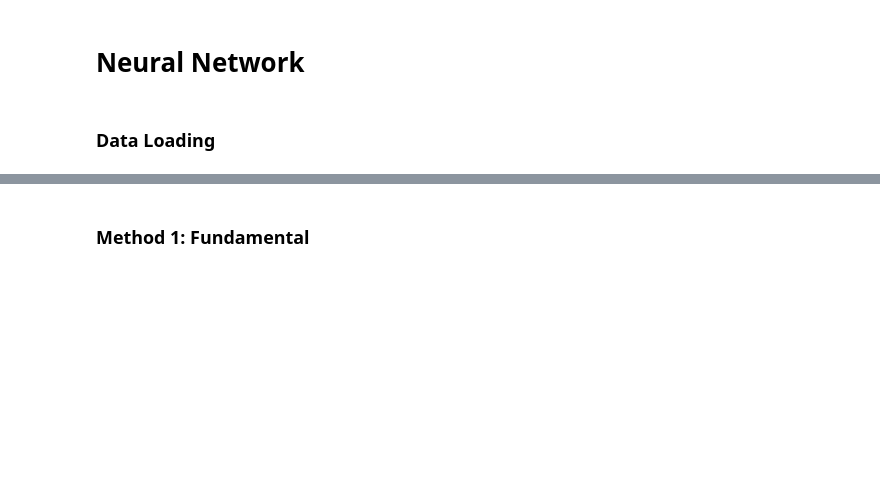
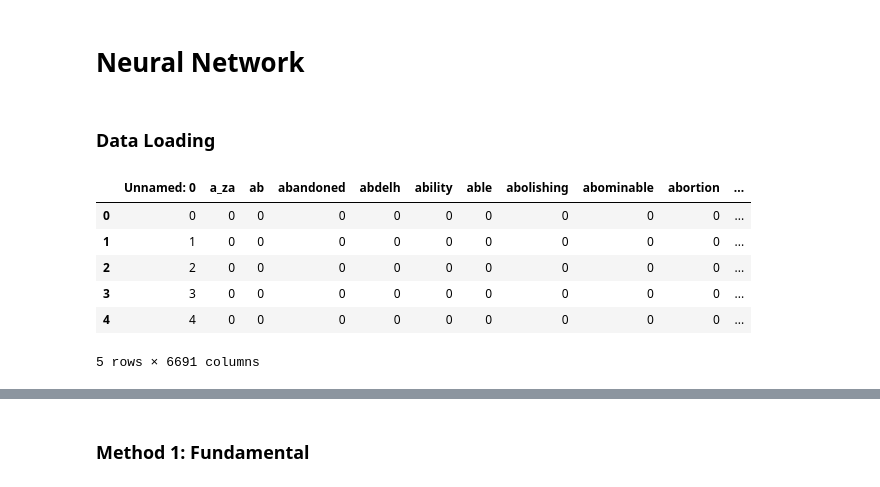
Before and after one commit to Yu-TheTurtle/Applying-TensorFlow-to-predict-emojis-in-Tweets, a Jupyter notebook: Code/Twitter.ipynb, the cells around one changed output, grey strips where cells are left out. Saved outputs shown, nothing was run; the diff lists cells and outputs as text; code cells hidden in the pictures; blank space fills up the shorter version.

```diff
--- a/Code/Twitter.ipynb
+++ b/Code/Twitter.ipynb
@@ -813,8 +672,17 @@ import numpy as np
 import pandas as pd
 import tensorflow as tf
 # %%
-df = pd.read_csv("/Users/hsnu130427/Twitter/Code/Three_Emoji_Simplified.csv")
+#original
+df = pd.read_csv("Three_Emoji_Simplified.csv")
+test_df = pd.read_csv('test_set.csv')
+
 df = df.copy().iloc[:,1:]
-
-test_df = pd.read_csv('test_set.csv')
 test_df = test_df.copy().iloc[:,1:]
+# %% [output]
+|  | Unnamed: 0 | a_za | ab | abandoned | abdelh | ability | able | abolishing | abominable | abortion | ... |
+| 0 | 0 | 0 | 0 | 0 | 0 | 0 | 0 | 0 | 0 | 0 | ... |
+| 1 | 1 | 0 | 0 | 0 | 0 | 0 | 0 | 0 | 0 | 0 | ... |
+| 2 | 2 | 0 | 0 | 0 | 0 | 0 | 0 | 0 | 0 | 0 | ... |
+| 3 | 3 | 0 | 0 | 0 | 0 | 0 | 0 | 0 | 0 | 0 | ... |
+| 4 | 4 | 0 | 0 | 0 | 0 | 0 | 0 | 0 | 0 | 0 | ... |
+5 rows × 6691 columns
```
Also changed, not shown: parts of 78 cells of this notebook.
